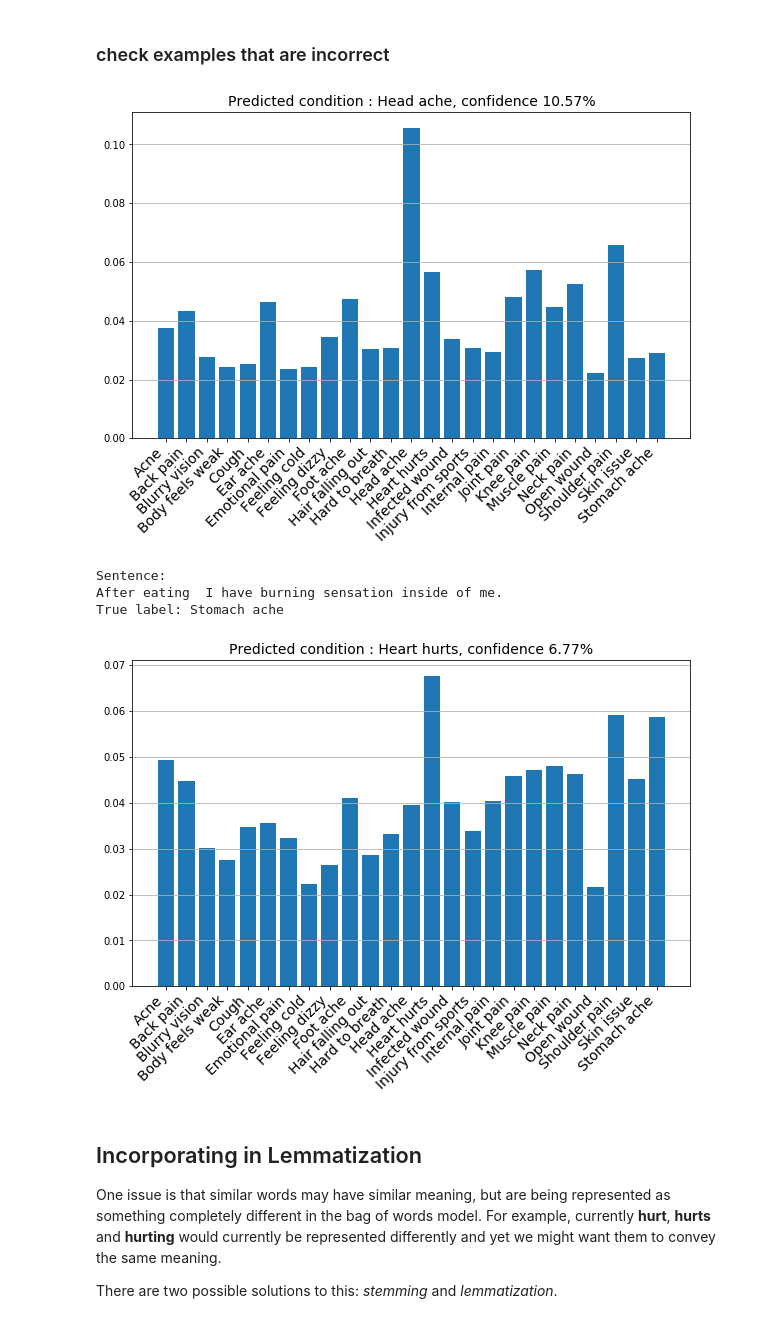
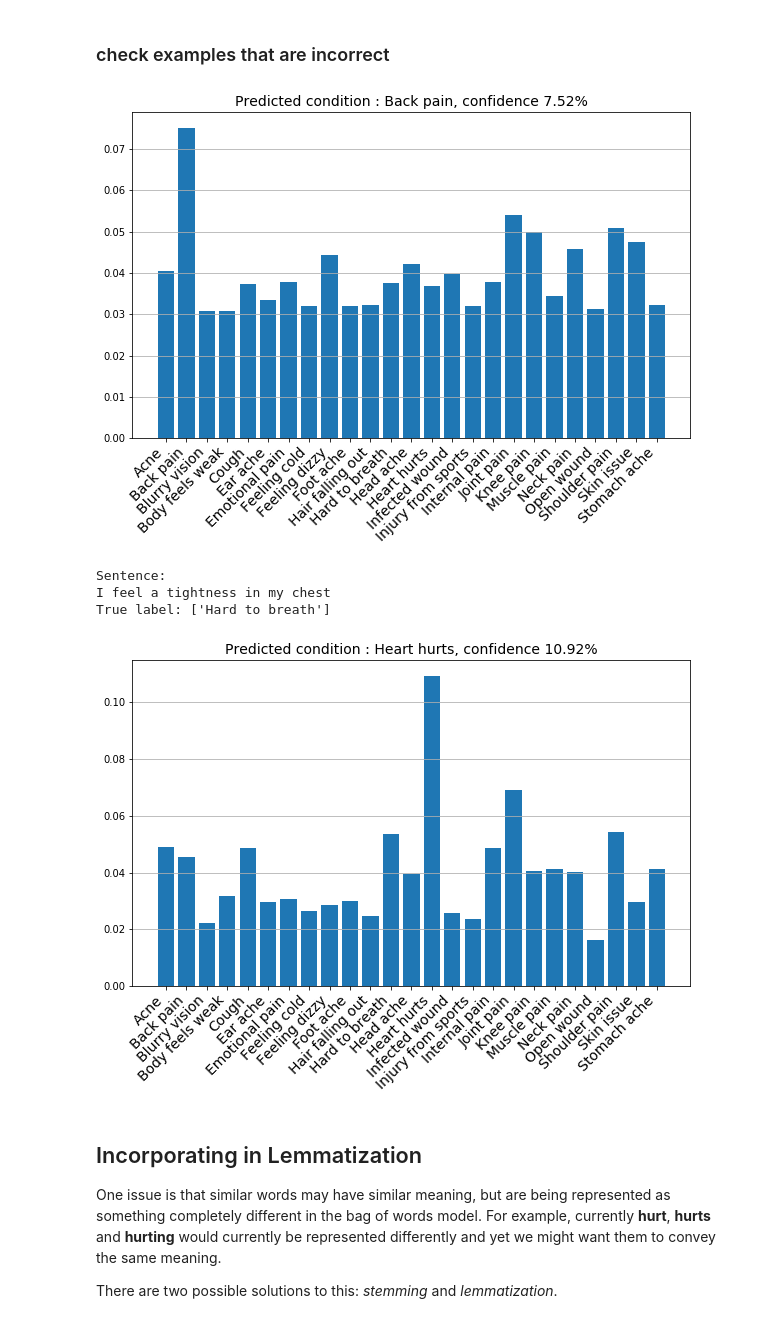
Before and after one commit to sempwn/medical-text-nlp, a Jupyter notebook: nbs/tutorial.ipynb, the cells around one changed output. Cells and saved outputs as stored; diff of their text form; code cells hidden in the pictures.

```diff
--- a/nbs/tutorial.ipynb
+++ b/nbs/tutorial.ipynb
@@ -54,7 +56,7 @@ The main ones that make Python really excel at scientific computing and data sci
 
 One of the unique things about coming to Python from another language is that indentation and whitespace is important. This does force you to use proper indentation in your code though, which is neat. Examples of how this is done for if statements and methods (functions) are below:
 # %%
-a = 1
+a = 2
 
 if a==1: # if statement ends with a colon and then on a new line needs a tab (four whitespaces).
     print('a is one')
@@ -610,29 +626,29 @@ def print_class_prediction(sentence,clf=text_clf):
     max_class = classes[ind]
     plt.title('Predicted condition : {}, confidence {:.2%}'.format(max_class,max_prob),fontsize=14);
 # %%
-example_sentence = "It hurts when I turn my head"
+example_sentence = "I fell down"
 print_class_prediction(example_sentence)
 # %% [output]
-[figure, old version]
+[figure, new version]
 # %%
 # Find a random incorrectly labelled sentence and check the prediciton using the print_class_prediction method
 incorrect_X = X_test[predicted != y_test]
 incorrect_y = y_test[predicted != y_test]
 
 ind = np.random.randint(len(incorrect_y))
 incorrrectly_labeled_sentence = incorrect_X[ind]
-true_class = le.inverse_transform(incorrect_y[ind])
+true_class = le.inverse_transform([incorrect_y[ind]])
 
 print('Sentence: ')
 print(incorrrectly_labeled_sentence)
 
 print('True label: {}'.format(true_class))
 print_class_prediction(incorrrectly_labeled_sentence)
 # %% [output]
 Sentence:
-After eating  I have burning sensation inside of me.
-True label: Stomach ache
+I feel a tightness in my chest
+True label: ['Hard to breath']
-[figure, old version]
+[figure, new version]
 # %% [markdown]
 ## Incorporating in Lemmatization
 
```
Also changed, not shown: parts of 24 cells of this notebook.
